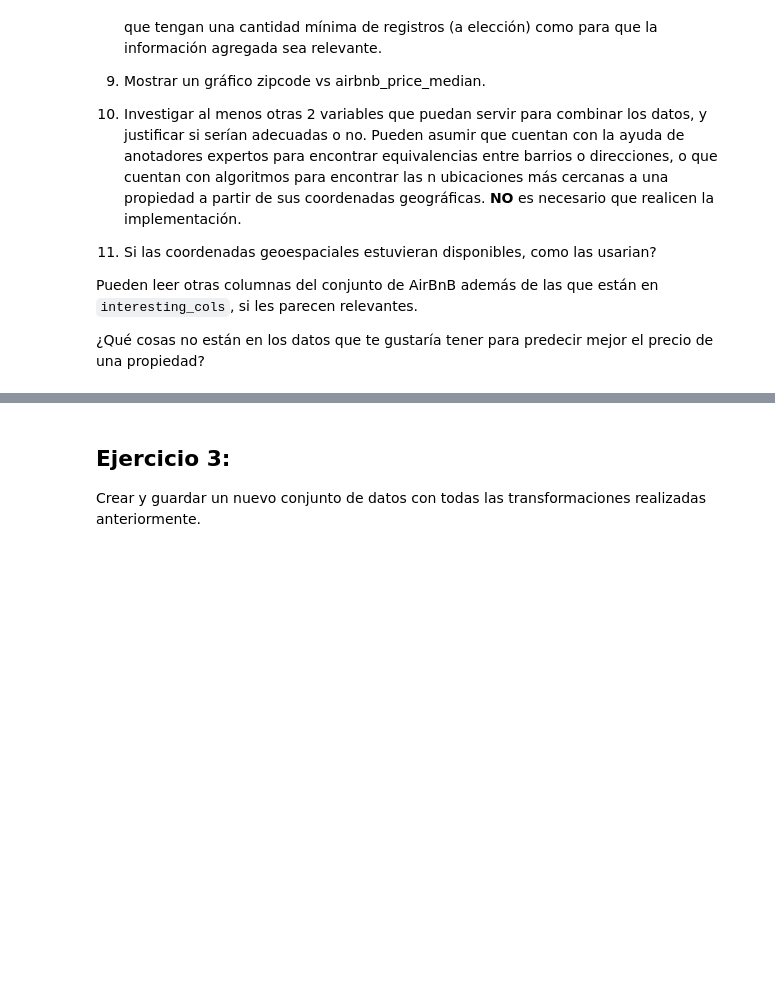
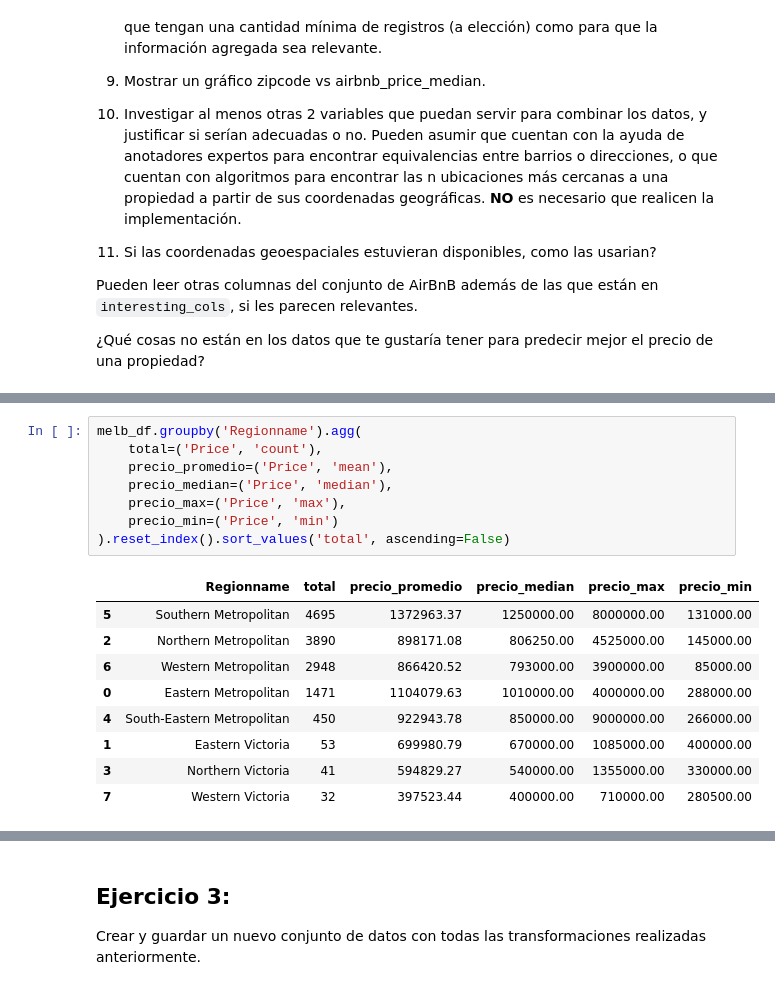
Before and after one commit to ramirobarone/CienciaDeDatosDiplo, a Jupyter notebook: Entregable_parte_1_eycd.ipynb, the cells around one changed output, grey strips where cells are left out. Saved outputs shown, nothing was run; the diff lists cells and outputs as text; blank space fills up the shorter version.

```diff
--- a/Entregable_parte_1_eycd.ipynb
+++ b/Entregable_parte_1_eycd.ipynb
@@ -325,3 +319,21 @@ Distance        0.01
 Name: Price, dtype: float64
+# %%
+melb_df.groupby('Regionname').agg(
+    total=('Price', 'count'),
+    precio_promedio=('Price', 'mean'),
+    precio_median=('Price', 'median'),
+    precio_max=('Price', 'max'),
+    precio_min=('Price', 'min')
+).reset_index().sort_values('total', ascending=False)
+# %% [output]
+|  | Regionname | total | precio_promedio | precio_median | precio_max | precio_min |
+| 5 | Southern Metropolitan | 4695 | 1372963.37 | 1250000.00 | 8000000.00 | 131000.00 |
+| 2 | Northern Metropolitan | 3890 | 898171.08 | 806250.00 | 4525000.00 | 145000.00 |
+| 6 | Western Metropolitan | 2948 | 866420.52 | 793000.00 | 3900000.00 | 85000.00 |
+| 0 | Eastern Metropolitan | 1471 | 1104079.63 | 1010000.00 | 4000000.00 | 288000.00 |
+| 4 | South-Eastern Metropolitan | 450 | 922943.78 | 850000.00 | 9000000.00 | 266000.00 |
+| 1 | Eastern Victoria | 53 | 699980.79 | 670000.00 | 1085000.00 | 400000.00 |
+| 3 | Northern Victoria | 41 | 594829.27 | 540000.00 | 1355000.00 | 330000.00 |
+| 7 | Western Victoria | 32 | 397523.44 | 400000.00 | 710000.00 | 280500.00 |
 # %%
 # Valores faltantes: ¿Qué porcentaje de filas tienen al menos un valor faltante?
```
Also changed, not shown: parts of 14 cells of this notebook.
